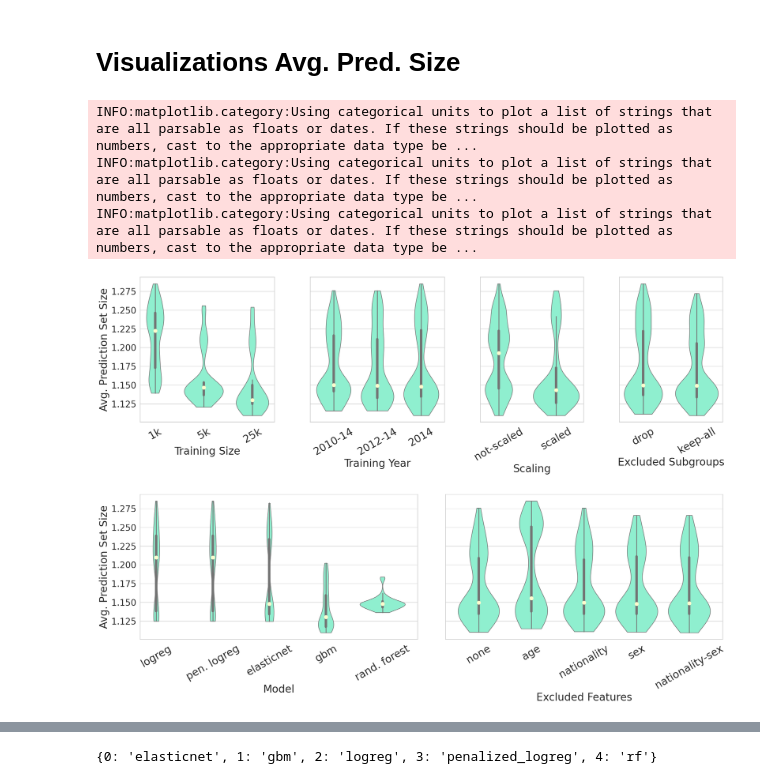
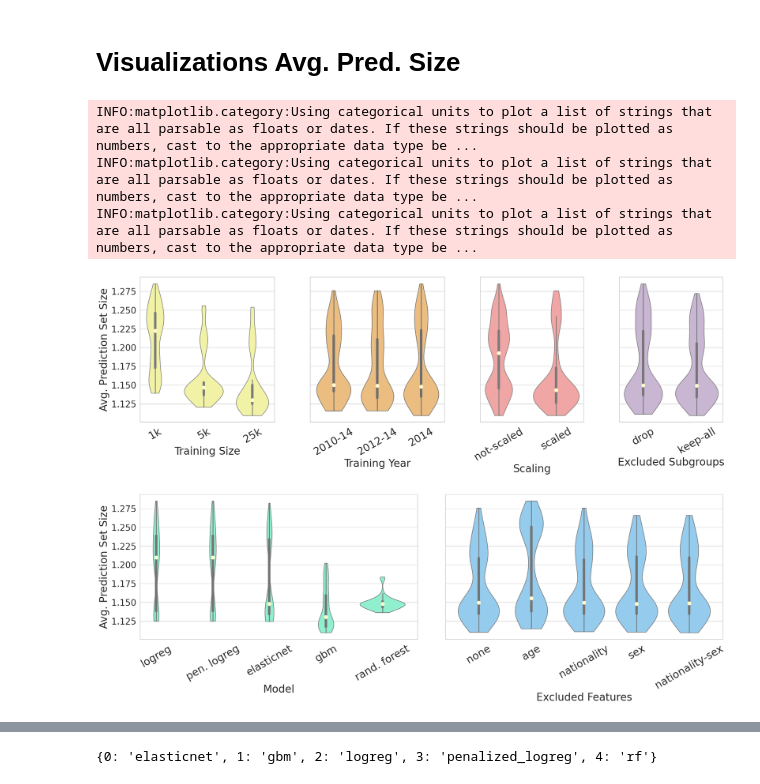
Before and after one commit to jsbroden/CMA_Fairness_v2, a Jupyter notebook: analysis_var_imp_overall.ipynb, the cells around one changed output, grey strips where cells are left out. Drawn from its saved outputs; the diff is of its cells as text; code cells hidden in the pictures.

```diff
--- a/analysis_var_imp_overall.ipynb
+++ b/analysis_var_imp_overall.ipynb
@@ -345,6 +343,15 @@ row2 = ['universe_model', 'universe_exclude_features']
 widths_row1 = [1.3, 1.3, 1.0, 1.0]
 widths_row2 = [2.0, 2.0]
 
+#colors_row1 = ['aquamarine', 'aqua', 'lightskyblue', 'lavender']
+#colors_row2 = ['lightpink', 'lightsalmon']
+
+#colors_row1 = ['#A6CEE3', '#B2DF8A', '#FB9A99', '#FDBF6F']
+#colors_row2 = ['#CAB2D6', '#FFFF99']
+
+colors_row1 = ['#FFFF99', '#FDBF6F', '#FB9A99', '#CAB2D6']
+colors_row2 = ['aquamarine', 'lightskyblue']
+
 # Styling
 sns.set(style="whitegrid", palette="pastel", font_scale=1.2)
 fig = plt.figure(figsize=(24, 15))
@@ -366,7 +373,7 @@ for idx, param in enumerate(row1):
     order = custom_orders.get(param, sorted(df_agg[param].dropna().unique()))
     sns.violinplot(
         data=df_agg, x=param, y='avg_size', ax=ax,
-        inner='box', cut=0, order=order, color='aquamarine'
+        inner='box', cut=0, order=order, color=colors_row1[idx]
     )
 
     # Overlay median dots
@@ -400,39 +407,39 @@ for idx, param in enumerate(row2):
     order = custom_orders.get(param, sorted(df_agg[param].dropna().unique()))
     sns.violinplot(
         data=df_agg, x=param, y='avg_size', ax=ax,
-        inner='box', cut=0, order=order, color='aquamarine'
+        inner='box', cut=0, order=order, color=colors_row2[idx]
     )
 
     # Overlay median dots
     medians = df_agg.groupby(param)['avg_size'].median()
     for i, cat in enumerate(order):
         if cat in medians:
             ax.plot(i, medians[cat], color='lemonchiffon', marker='o', markersize=8, zorder=3)
 
     # Rename x-tick labels
     xticks = [label.get_text() for label in ax.get_xticklabels()]
     renamed = [category_renames.get(label, label) for label in xticks]
     ax.set_xticklabels(renamed, fontsize=category_label_size, rotation=30)
 
     ax.set_xlabel(label_map[param], fontsize=axis_label_size)
     if idx == 0:
         ax.set_ylabel('Avg. Prediction Set Size', fontsize=axis_label_size)
     else:
         ax.set_ylabel('')
         ax.set_yticklabels([])
         ax.tick_params(axis='y', left=False)
     ax.tick_params(axis='y', labelsize=tick_label_size)
     ax.set_title("")
 
-output_path = CP_DIR / f"violin_plots_{main_cp_metric}.png"  # or .jpg, .pdf, .svg
-plt.savefig(output_path, dpi=300, bbox_inches='tight')
+output_path = CP_DIR / f"violin_plots_{main_cp_metric}.png"
+#plt.savefig(output_path, dpi=300, bbox_inches='tight')
 
 plt.show()
 # %% [output]
 INFO:matplotlib.category:Using categorical units to plot a list of strings that are all parsable as floats or dates. If these strings should be plotted as numbers, cast to the appropriate data type be ...
 INFO:matplotlib.category:Using categorical units to plot a list of strings that are all parsable as floats or dates. If these strings should be plotted as numbers, cast to the appropriate data type be ...
 INFO:matplotlib.category:Using categorical units to plot a list of strings that are all parsable as floats or dates. If these strings should be plotted as numbers, cast to the appropriate data type be ...
-[figure, old version]
+[figure, new version]
 # %%
 # 5 most important 2-way interactions
 best_p_margs = m_fanova.fanova.get_most_important_pairwise_marginals(n=5)
```
Also changed, not shown: parts of 8 cells of this notebook, 4 other files.
